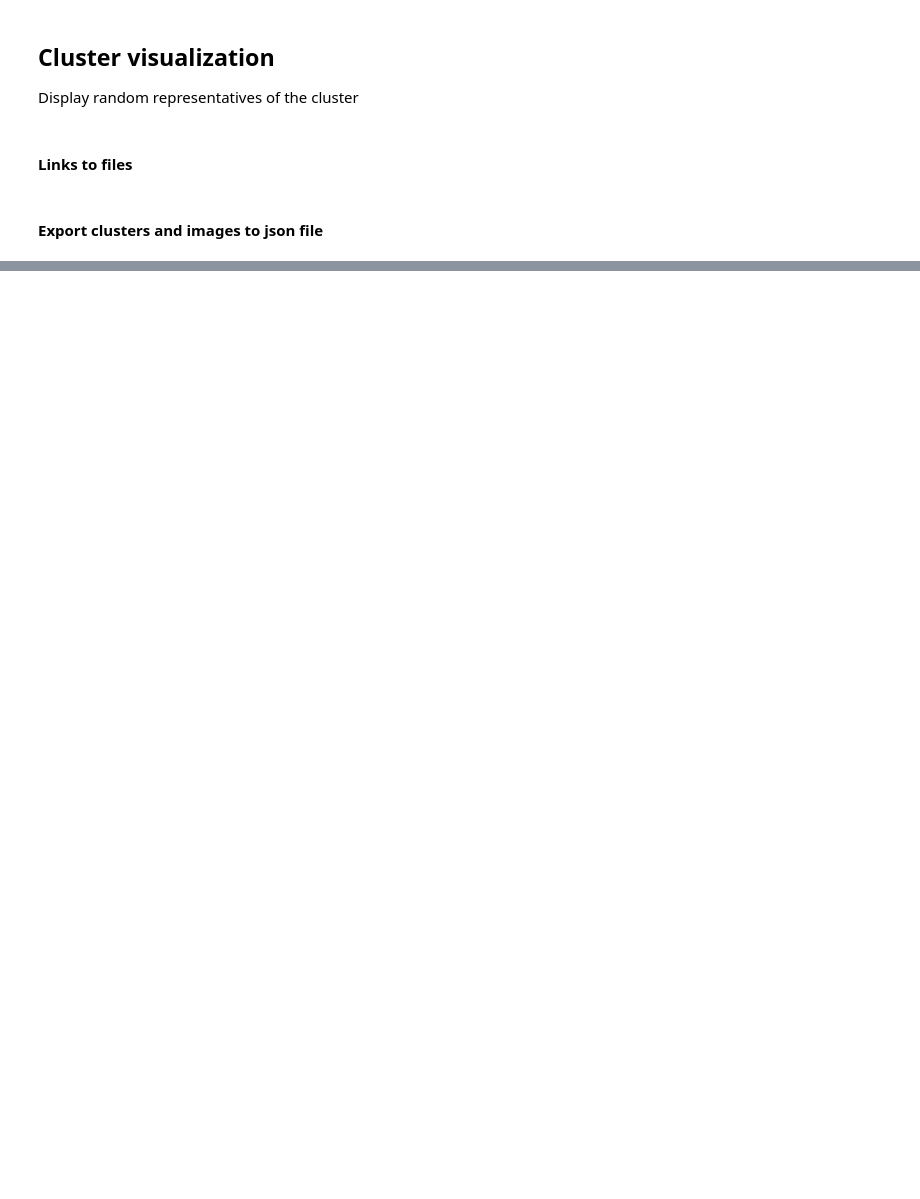
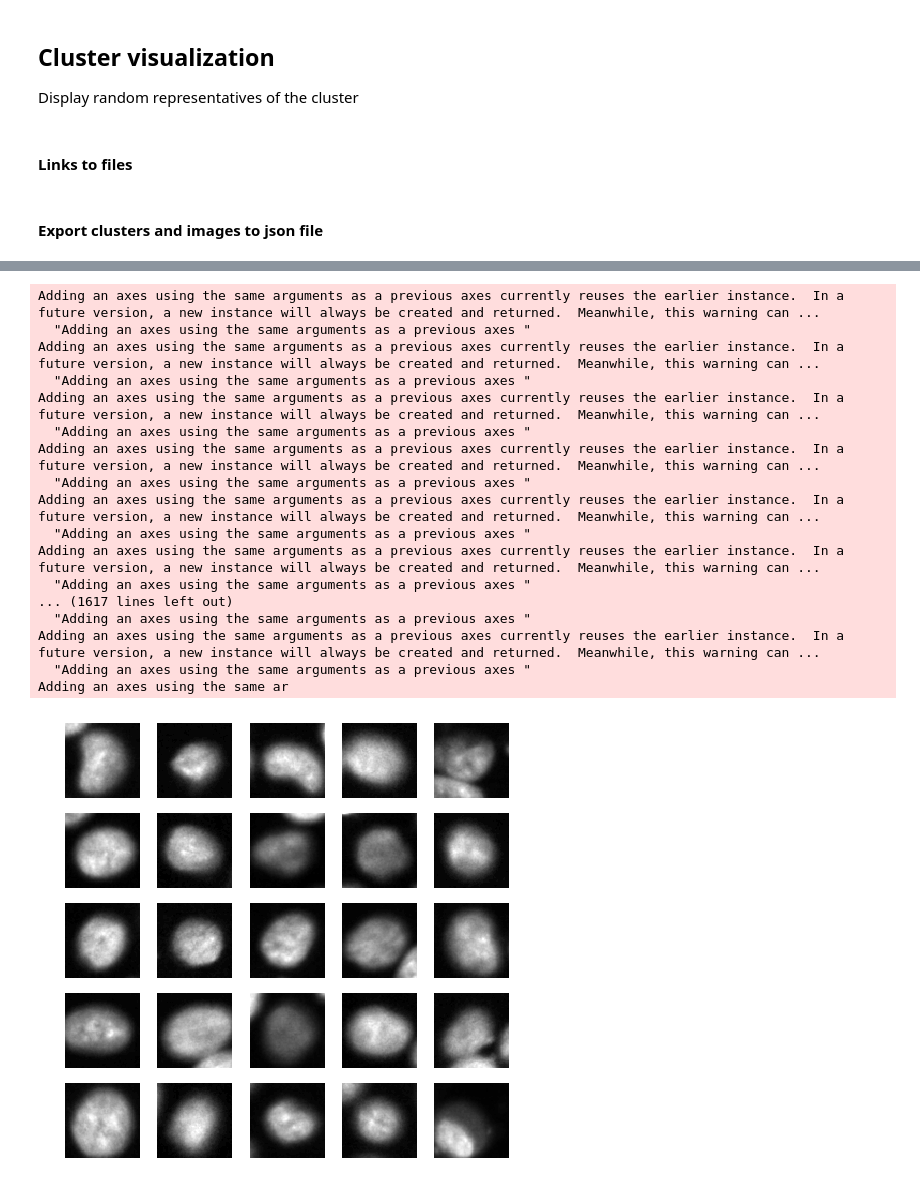
Before and after one commit to Gvaihir/image_sudoku, a Jupyter notebook: clust_visu.ipynb, the cells around one changed output, grey strips where cells are left out. Saved outputs shown, nothing was run; the diff lists cells and outputs as text; code cells hidden in the pictures; blank space fills up the shorter version.

```diff
--- a/clust_visu.ipynb
+++ b/clust_visu.ipynb
@@ -67,22 +82,36 @@ with open(os.path.join("/data2/02_sudoku/model_alex/", "_".join(["imCluster_epoc
 # %%
 fig=plt.figure(figsize=(8, 8))
-columns = 10
-rows = 10
-clust_to_plot =
+columns = 5
+rows = 5
+clust_to_plot = 36
 
-for j in range(0,len(b[epoch])):
-    rel_img = np.where(img_clust[epoch] == j)
+for clust_to_plot in range(0, len(myObj.clusters)):
+
     for k in range(1, columns * rows + 1):
-        p = points_final[np.random.choice(range(1, len(points_final)))]
-        x, y = coord[p[0], p[1], 1], coord[p[0], p[1], 0]
-        lol = PolyArea(p, coord)
-        img_crop = slice_export(img=X[i], points=p, size=70)
-  fig.add_subplot(rows, columns, k)
-  plt.text(0, 0, s=lol)
-  plt.text(8, 8, s=p, color='red')
-  plt.imshow(img_crop, cmap='gray');
-  plt.axis('off')
-plt.savefig(fname=os.path.join(wd, "_".join(['Pt{0:02d}'.format(pt),
-                                             X_names['base'][i],
-                                             '{0:04d}_example.pdf'.format(j)])),
-           transparent=True)
+        select_im = myObj.images[clust_to_plot]
+        rand_select = [select_im[x] for x in np.random.choice(range(1, len(select_im)), 1)]
+        img_import = cv2.imread(os.path.join("/data2/02_sudoku/cropped_1field", rand_select[0]), -1)
+        fig.add_subplot(rows, columns, k)
+        plt.imshow(img_import, cmap='gray');
+        plt.axis('off')
+    plt.savefig(fname=os.path.join("/data2/02_sudoku/model_alex/out", "_".join(['clust{0:02d}'.format(clust_to_plot),
+                                                                            "out.pdf"])))
+# %% [output]
+Adding an axes using the same arguments as a previous axes currently reuses the earlier instance.  In a future version, a new instance will always be created and returned.  Meanwhile, this warning can ...
+  "Adding an axes using the same arguments as a previous axes "
+Adding an axes using the same arguments as a previous axes currently reuses the earlier instance.  In a future version, a new instance will always be created and returned.  Meanwhile, this warning can ...
+  "Adding an axes using the same arguments as a previous axes "
+Adding an axes using the same arguments as a previous axes currently reuses the earlier instance.  In a future version, a new instance will always be created and returned.  Meanwhile, this warning can ...
+  "Adding an axes using the same arguments as a previous axes "
+Adding an axes using the same arguments as a previous axes currently reuses the earlier instance.  In a future version, a new instance will always be created and returned.  Meanwhile, this warning can ...
+  "Adding an axes using the same arguments as a previous axes "
+Adding an axes using the same arguments as a previous axes currently reuses the earlier instance.  In a future version, a new instance will always be created and returned.  Meanwhile, this warning can ...
+  "Adding an axes using the same arguments as a previous axes "
+Adding an axes using the same arguments as a previous axes currently reuses the earlier instance.  In a future version, a new instance will always be created and returned.  Meanwhile, this warning can ...
+  "Adding an axes using the same arguments as a previous axes "
+... (1617 lines left out)
+  "Adding an axes using the same arguments as a previous axes "
+Adding an axes using the same arguments as a previous axes currently reuses the earlier instance.  In a future version, a new instance will always be created and returned.  Meanwhile, this warning can ...
+  "Adding an axes using the same arguments as a previous axes "
+Adding an axes using the same ar
+[figure, added]
```
Also changed, not shown: parts of 8 cells of this notebook.
